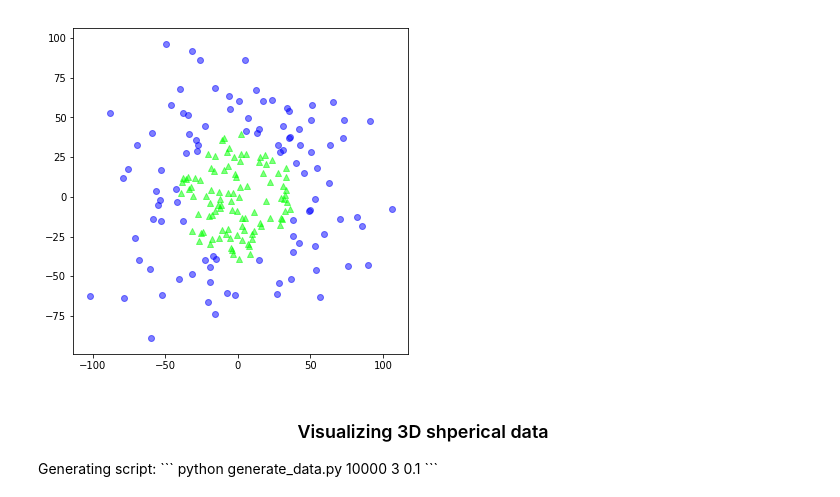
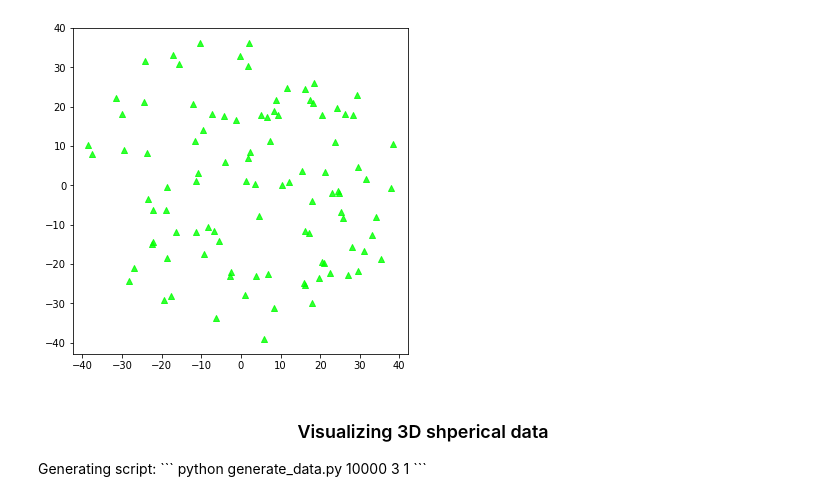
Before and after one commit to MoonL1ght/ML-Things, a Jupyter notebook: Complementary GAN/data_visualization.ipynb, the cells around one changed output. Cells and saved outputs as stored; diff of their text form; code cells hidden in the pictures.

Commit message:
updated data visualization
generated 1 class data

````diff
--- a/Complementary GAN/data_visualization.ipynb
+++ b/Complementary GAN/data_visualization.ipynb
@@ -36,24 +33,20 @@ Data: NEG classes 8980 (89.8000%), POS classes 1020 (10.2000%)
 # %%
 data_2d = np.array(data_2d)
 pos_data = data_2d[data_2d[:, 2] == 1][:100]
 neg_data = data_2d[data_2d[:, 2] == 0][:100]
 
 figure = plt.figure(figsize=(6, 6))
-for c, m, data in [((0, 1, 0, 0.5), '^', pos_data), ((0, 0, 1, 0.5), 'o', neg_data)]:
+for c, m, data in [((0, 1, 0, 0.8), '^', pos_data), ((0, 0, 1, 0.8), 'o', neg_data)]:
     plt.scatter(data[:, 0], data[:, 1], c=c, marker=m)
 
-# ax.set_xlabel('X')
-# ax.set_ylabel('Y')
-# ax.set_zlabel('Z')
-
 plt.show()
 # %% [output]
-[figure, old version]
+[figure, new version]
 # %% [markdown]
 <center><h3>Visualizing 3D shperical data</h3></center>
 Generating script:
 ```
-python generate_data.py 10000 3 0.1
+python generate_data.py 10000 3 1
 ```
 # %%
 DATA_FILE = './data/data_10000_3dim.csv'
````
Also changed, not shown: parts of 4 cells of this notebook, 2 other files.
